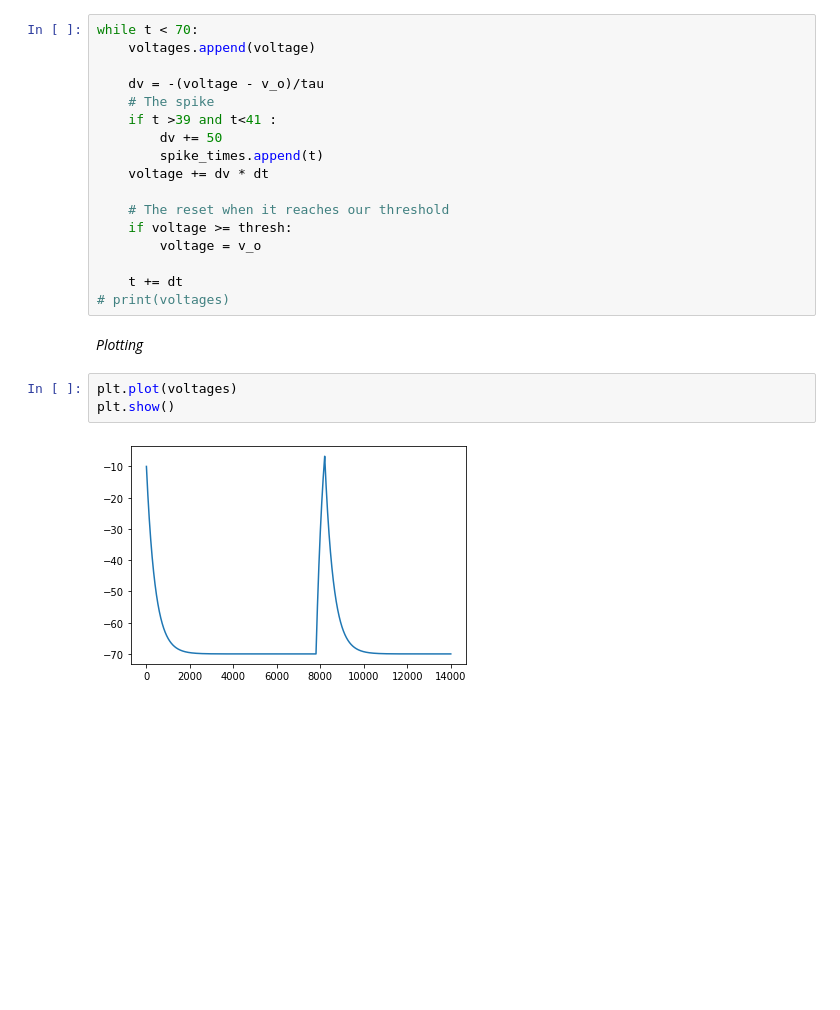
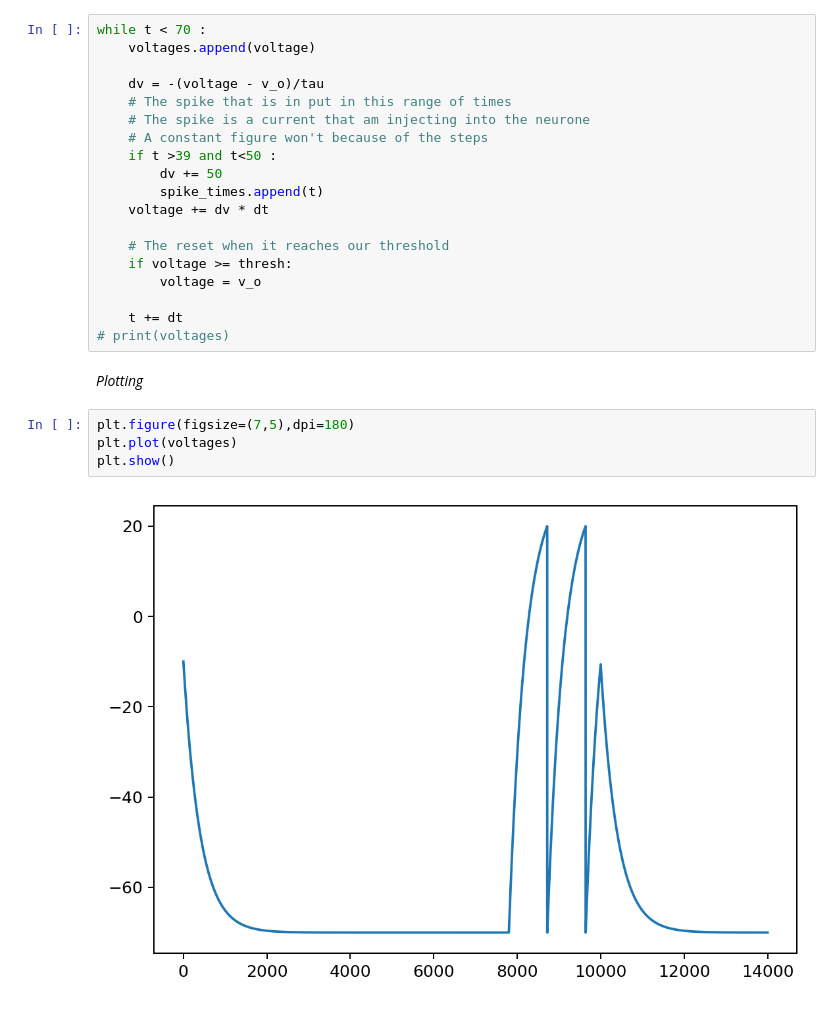
Before and after one commit to Jaffar-Hussein/ADEX, a Jupyter notebook: lif_spike.ipynb, the cells around one changed output. Saved outputs shown, nothing was run; the diff lists cells and outputs as text; blank space fills up the shorter version.

```diff
--- a/lif_spike.ipynb
+++ b/lif_spike.ipynb
@@ -25,12 +25,14 @@ thresh = 20
 # %% [markdown]
 *The code*
 # %%
-while t < 70:
+while t < 70 :
     voltages.append(voltage)
 
     dv = -(voltage - v_o)/tau
-    # The spike
-    if t >39 and t<41 :
+    # The spike that is in put in this range of times
+    # The spike is a current that am injecting into the neurone
+    # A constant figure won't because of the steps
+    if t >39 and t<50 :
         dv += 50
         spike_times.append(t)
     voltage += dv * dt
@@ -44,10 +46,11 @@ while t < 70:
 # %% [markdown]
 *Plotting*
 # %%
+plt.figure(figsize=(7,5),dpi=180)
 plt.plot(voltages)
 plt.show()
 # %% [output]
-[figure, old version]
+[figure, new version]
 # %%
 plt.plot(spike_times)
 plt.show()
```
Also changed, not shown: parts of 1 cell of this notebook, 1 other file.
